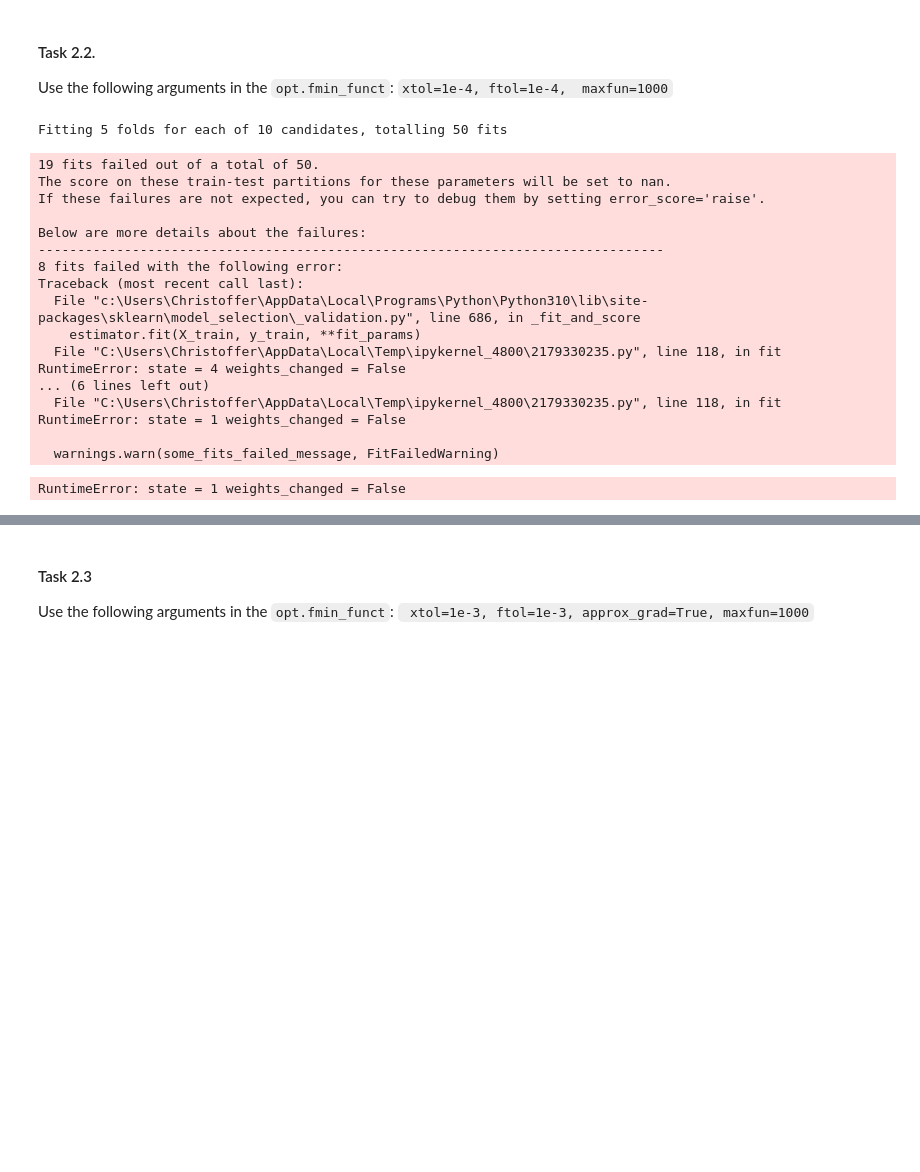
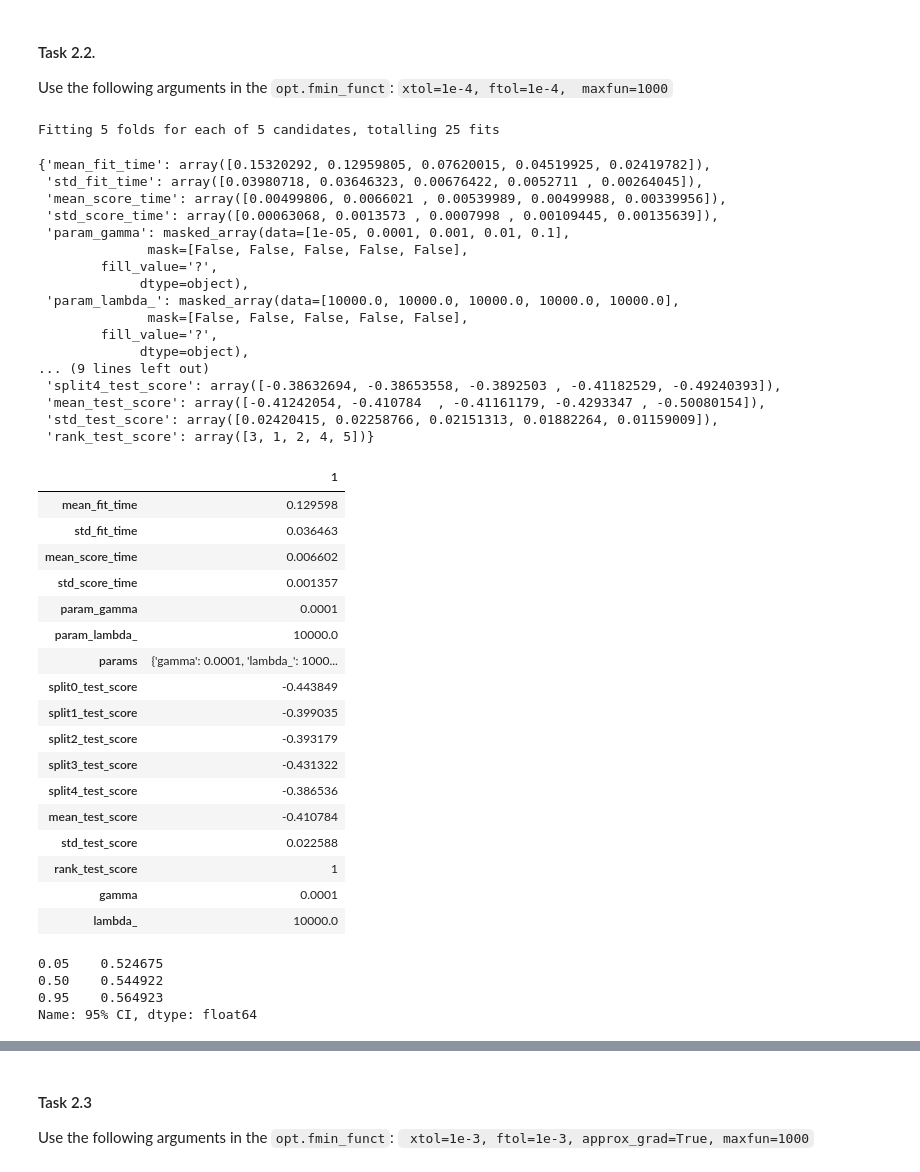
Before and after one commit to Ispanicus/fairness, a Jupyter notebook: asgnmt2_template_chris.ipynb, the cells around one changed output, grey strips where cells are left out. Cells and saved outputs as stored; diff of their text form; code cells hidden in the pictures; blank space fills up the shorter version.

```diff
--- a/asgnmt2_template_chris.ipynb
+++ b/asgnmt2_template_chris.ipynb
@@ -82,6 +79,6 @@ Downloading the attribute definition file...
 # %%
 # Drop the "redundant" columns
-features = features.drop(["RELP_Unmarried partner",
+features = features_raw.drop(["RELP_Unmarried partner",
                           "CIT_U.S. citizen by naturalization",
                           "SEX_Male",
                           "SCHL_1 or more years of college credit, no degree",
@@ -258,32 +256,56 @@ clf.predict(X_train);
 #### Task 2.2.
 Use the following arguments in the `opt.fmin_funct`: `xtol=1e-4, ftol=1e-4,  maxfun=1000`
 # %%
-gammas = np.logspace(1e-5,1e-2,10)
+gammas = [10**i for i in (-5, -4, -3, -2, -1)]
+lambdas = [1e4] #[10**i for i in range(1, 5+1)]
 cv = GridSearchCV(
     estimator=clf,
-    param_grid={"gamma": gammas},
+    param_grid={"gamma": gammas, "lambda_": lambdas},
     verbose=2,
     n_jobs=-1
 )
 cv.fit(X_train, y_train.squeeze())
 cv.cv_results_
 # %% [output]
-Fitting 5 folds for each of 10 candidates, totalling 50 fits
+Fitting 5 folds for each of 5 candidates, totalling 25 fits
-19 fits failed out of a total of 50.
-The score on these train-test partitions for these parameters will be set to nan.
-If these failures are not expected, you can try to debug them by setting error_score='raise'.
-
-Below are more details about the failures:
---------------------------------------------------------------------------------
-8 fits failed with the following error:
-Traceback (most recent call last):
-  File "c:\Users\Christoffer\AppData\Local\Programs\Python\Python310\lib\site-packages\sklearn\model_selection\_validation.py", line 686, in _fit_and_score
-    estimator.fit(X_train, y_train, **fit_params)
-  File "C:\Users\Christoffer\AppData\Local\Temp\ipykernel_4800\2179330235.py", line 118, in fit
-RuntimeError: state = 4 weights_changed = False
-... (6 lines left out)
-  File "C:\Users\Christoffer\AppData\Local\Temp\ipykernel_4800\2179330235.py", line 118, in fit
-RuntimeError: state = 1 weights_changed = False
-
-  warnings.warn(some_fits_failed_message, FitFailedWarning)
+{'mean_fit_time': array([0.15320292, 0.12959805, 0.07620015, 0.04519925, 0.02419782]),
+ 'std_fit_time': array([0.03980718, 0.03646323, 0.00676422, 0.0052711 , 0.00264045]),
+ 'mean_score_time': array([0.00499806, 0.0066021 , 0.00539989, 0.00499988, 0.00339956]),
+ 'std_score_time': array([0.00063068, 0.0013573 , 0.0007998 , 0.00109445, 0.00135639]),
+ 'param_gamma': masked_array(data=[1e-05, 0.0001, 0.001, 0.01, 0.1],
+              mask=[False, False, False, False, False],
+        fill_value='?',
+             dtype=object),
+ 'param_lambda_': masked_array(data=[10000.0, 10000.0, 10000.0, 10000.0, 10000.0],
+              mask=[False, False, False, False, False],
+        fill_value='?',
+             dtype=object),
+... (9 lines left out)
+ 'split4_test_score': array([-0.38632694, -0.38653558, -0.3892503 , -0.41182529, -0.49240393]),
+ 'mean_test_score': array([-0.41242054, -0.410784  , -0.41161179, -0.4293347 , -0.50080154]),
+ 'std_test_score': array([0.02420415, 0.02258766, 0.02151313, 0.01882264, 0.01159009]),
+ 'rank_test_score': array([3, 1, 2, 4, 5])}
-RuntimeError: state = 1 weights_changed = False
+# %%
+df = pd.DataFrame(cv.cv_results_)
+df = pd.concat((df, df.params.apply(pd.Series)), axis=1)
+df = df.sort_values('rank_test_score')
+df.head(1).T
+# %% [output]
+|  | 1 |
+| mean_fit_time | 0.129598 |
+| std_fit_time | 0.036463 |
+| mean_score_time | 0.006602 |
+| std_score_time | 0.001357 |
+| param_gamma | 0.0001 |
+| param_lambda_ | 10000.0 |
+| params | {'gamma': 0.0001, 'lambda_': 1000... |
+| split0_test_score | -0.443849 |
+| split1_test_score | -0.399035 |
+| split2_test_score | -0.393179 |
+| split3_test_score | -0.431322 |
+| split4_test_score | -0.386536 |
+| mean_test_score | -0.410784 |
+| std_test_score | 0.022588 |
+| rank_test_score | 1 |
+| gamma | 0.0001 |
+| lambda_ | 10000.0 |
@@ -289,0 +323,8 @@ RuntimeError: state = 1 weights_changed = False
+# %%
+overall, individual = zip(*results)
+pd.Series(overall).quantile([.05, .50, .95]).rename('95% CI')
+# %% [output]
+0.05    0.524675
+0.50    0.544922
+0.95    0.564923
+Name: 95% CI, dtype: float64
```
Also changed, not shown: parts of 18 cells of this notebook.
